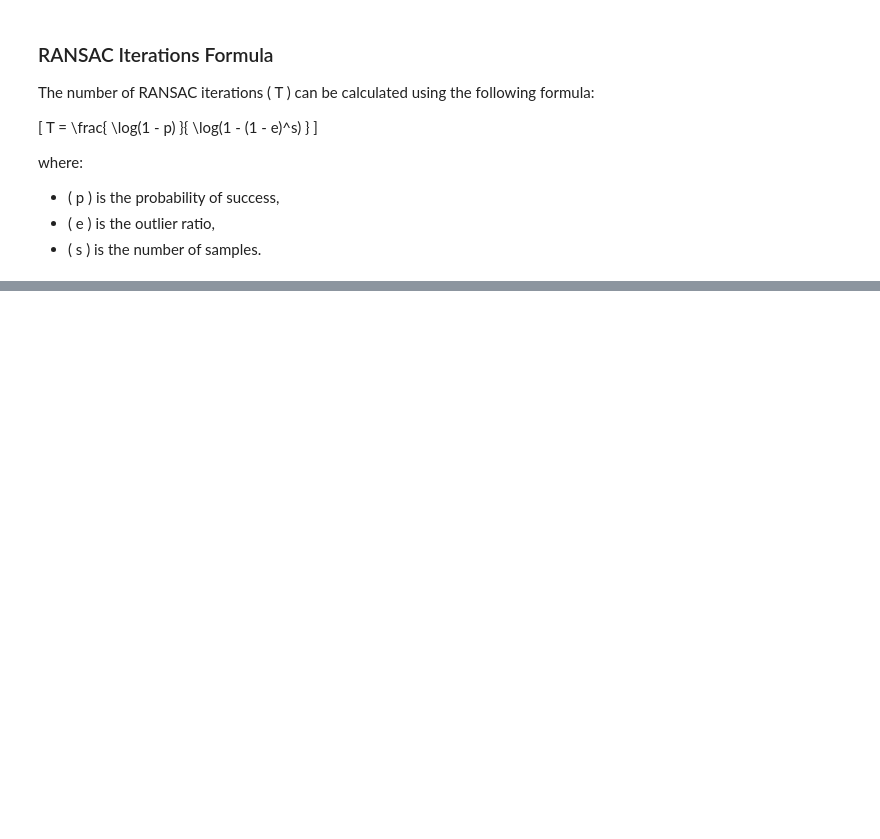
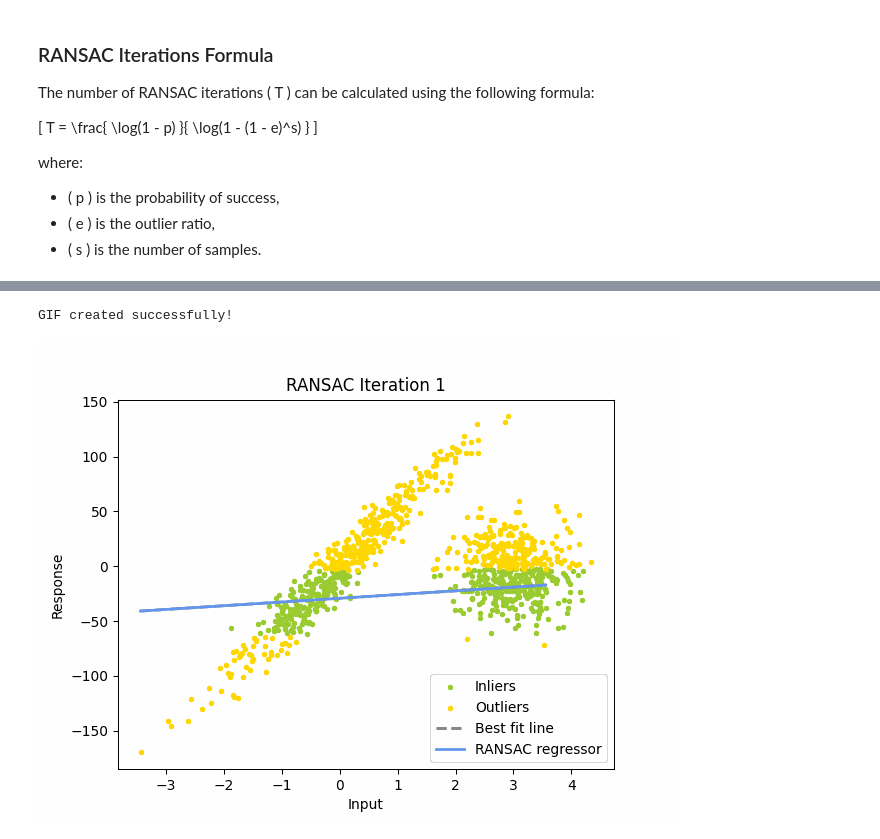
Before and after one commit to KushnirDmytro/research_frontiers_2024, a Jupyter notebook: notebooks/RANSAC_basic_examples.ipynb, the cells around one changed output, grey strips where cells are left out. Drawn from its saved outputs; the diff is of its cells as text; code cells hidden in the pictures; blank space fills up the shorter version.

```diff
--- a/notebooks/RANSAC_basic_examples.ipynb
+++ b/notebooks/RANSAC_basic_examples.ipynb
@@ -140,0 +178,62 @@ plt.show()
+# %%
+# Initialize the best fit line using all data
+lr = linear_model.LinearRegression()
+lr.fit(X, y)
+line_X = np.arange(X.min(), X.max())[:, np.newaxis]
+line_y_best_fit = lr.predict(line_X)
+best_score = lr.score(X, y)
+
+# Perform 10 RANSAC iterations and save plots
+n_iterations = 10
+frames = []
+
+for iteration in range(n_iterations):
+    ransac = linear_model.RANSACRegressor(max_trials=iteration+1, residual_threshold=30)
+    ransac.fit(X, y)
+    inlier_mask = ransac.inlier_mask_
+    outlier_mask = np.logical_not(inlier_mask)
+
+    # Predict data of estimated models
+    line_y_ransac = ransac.predict(line_X)
+
+    # Update the best fit line if the current model has a better score
+    current_score = ransac.score(X[inlier_mask], y[inlier_mask])
+    if current_score > best_score:
+        best_score = current_score
+        line_y_best_fit = line_y_ransac
+
+    # Create plot
+    plt.figure()
+    plt.scatter(X[inlier_mask], y[inlier_mask], color="yellowgreen", marker=".", label="Inliers")
+    plt.scatter(X[outlier_mask], y[outlier_mask], color="gold", marker=".", label="Outliers")
+
+    # Plot best fit line
+    plt.plot(line_X, line_y_best_fit, color="gray", linewidth=2, linestyle='--', label="Best fit line")
+    plt.plot(line_X, line_y_ransac, color="cornflowerblue", linewidth=2, label="RANSAC regressor")
+
+    plt.legend(loc="lower right")
+    plt.xlabel("Input")
+    plt.ylabel("Response")
+    plt.title(f"RANSAC Iteration {iteration + 1}")
+
+    # Save plot to a BytesIO object
+    buf = BytesIO()
+    plt.savefig(buf, format='png')
+    buf.seek(0)
+    frames.append(imageio.imread(buf))
+    buf.close()
+    plt.close()
+
+# Create GIF from frames
+imageio.mimsave('ransac_iterations.gif', frames, fps=1)
+
+print("GIF created successfully!")
+# %% [output]
+GIF created successfully!
+# %%
+from IPython.display import Image
+
+# Display the GIF
+display(Image(filename='ransac_iterations.gif'))
+# %% [output]
+[figure, added]
```
Also changed, not shown: parts of 6 cells of this notebook.
